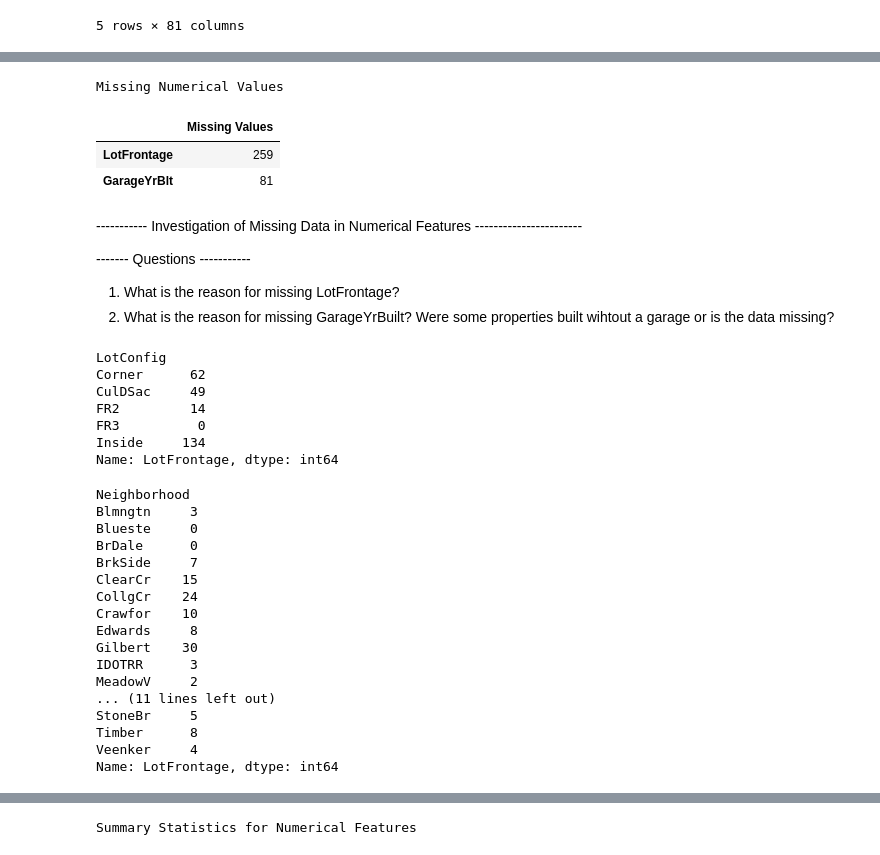
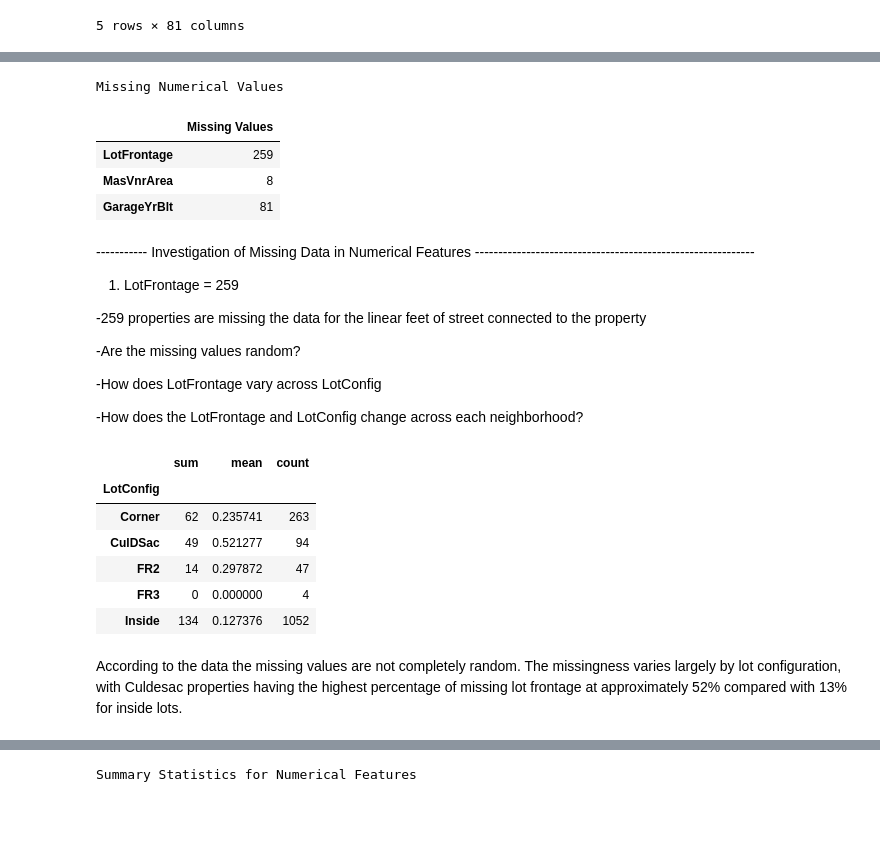
Before and after one commit to Sinjinkim/Ames-housing-price-predicton, a Jupyter notebook: notebooks/01_eda.ipynb, the cells around one changed output, grey strips where cells are left out. Saved outputs shown, nothing was run; the diff lists cells and outputs as text; code cells hidden in the pictures; blank space fills up the shorter version.

Commit message:
Analysis on missing numerical values

```diff
--- a/notebooks/01_eda.ipynb
+++ b/notebooks/01_eda.ipynb
@@ -80,56 +80,45 @@ Missing Values (%)
 # %%
 #inspecting missing numerical values
 
 missing_numerical = train.select_dtypes(include=["int64", "float64"]).isnull().sum()
-missing_numerical = missing_numerical[missing_numerical > 10]
+missing_numerical = missing_numerical[missing_numerical > 0]
 display(HTML(
     create_scrollable_table(
         missing_numerical.to_frame(name = "Missing Values"),
         "missing_numerical",
         "Missing Numerical Values"
     )
 ))
 # %% [output]
 Missing Numerical Values
 |  | Missing Values |
 | LotFrontage | 259 |
+| MasVnrArea | 8 |
 | GarageYrBlt | 81 |
 # %% [markdown]
------------ Investigation of Missing Data in Numerical Features -----------------------
+----------- Investigation of Missing Data in Numerical Features ------------------------------------------------------------
 
-------- Questions -----------
-1) What is the reason for missing LotFrontage?
-2) What is the reason for missing GarageYrBuilt? Were some properties built wihtout a garage or is the data missing?
+1. LotFrontage = 259
+
+-259 properties are missing the data for the linear feet of street connected to the property
+
+-Are the missing values random?
+
+-How does LotFrontage vary across LotConfig
+
+-How does the LotFrontage and LotConfig change across each neighborhood?
 # %%
 #1. LotFrontage
 
-
-train.groupby('LotConfig')['LotFrontage'].apply(lambda x: x.isna().sum())
+train['LotFrontageMissing'] = train['LotFrontage'].isna()
+train.groupby('LotConfig')['LotFrontageMissing'].agg(['sum', 'mean', 'count'])
 # %% [output]
-LotConfig
-Corner      62
-CulDSac     49
-FR2         14
-FR3          0
-Inside     134
-Name: LotFrontage, dtype: int64
+|  | sum | mean | count |
+| LotConfig |  |  |  |
+| Corner | 62 | 0.235741 | 263 |
+| CulDSac | 49 | 0.521277 | 94 |
+| FR2 | 14 | 0.297872 | 47 |
+| FR3 | 0 | 0.000000 | 4 |
+| Inside | 134 | 0.127376 | 1052 |
-# %%
-train.groupby('Neighborhood')['LotFrontage'].apply(lambda x: x.isna().sum())
-# %% [output]
-Neighborhood
-Blmngtn     3
-Blueste     0
-BrDale      0
-BrkSide     7
-ClearCr    15
-CollgCr    24
-Crawfor    10
-Edwards     8
-Gilbert    30
-IDOTRR      3
-MeadowV     2
-... (11 lines left out)
-StoneBr     5
-Timber      8
-Veenker     4
-Name: LotFrontage, dtype: int64
+# %% [markdown]
+According to the data the missing values are not completely random. The missingness varies largely by lot configuration, with Culdesac properties having the highest percentage of missing lot frontage at approximately 52% compared with 13% for inside lots.
```
Also changed, not shown: parts of 18 cells of this notebook, 1 other file.
